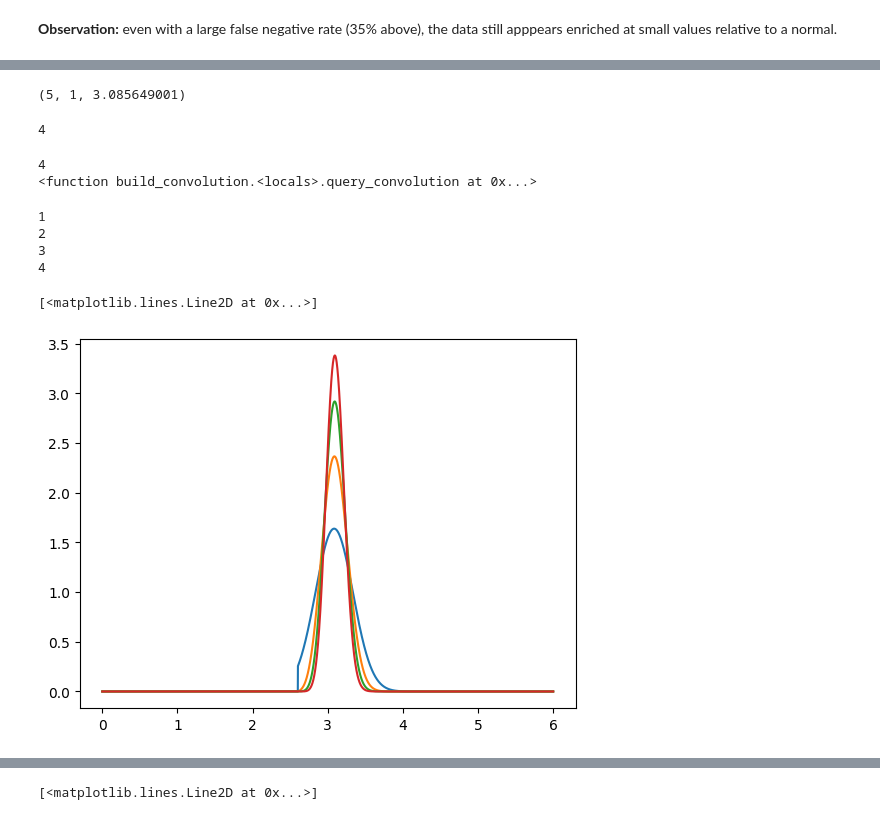
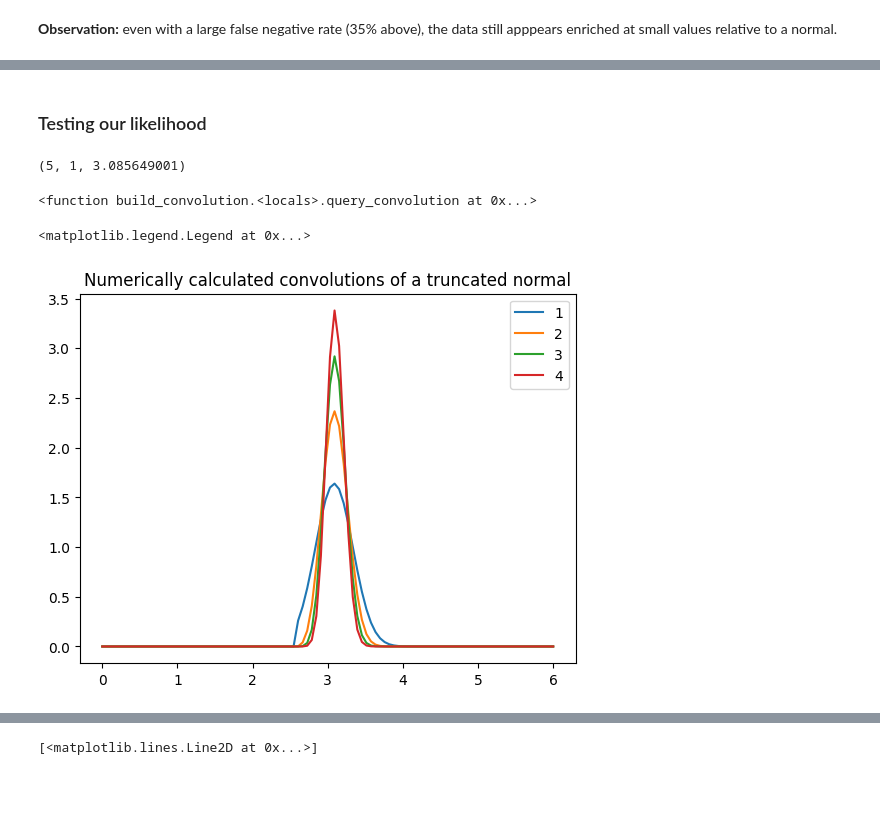
Before and after one commit to tanderson11/hiv-transmission-parameters, a Jupyter notebook: Blanquart/blanquart_analysis.ipynb, the cells around one changed output, grey strips where cells are left out. Drawn from its saved outputs; the diff is of its cells as text; code cells hidden in the pictures; blank space fills up the shorter version.

```diff
--- a/Blanquart/blanquart_analysis.ipynb
+++ b/Blanquart/blanquart_analysis.ipynb
@@ -287,7 +287,6 @@ class ThetaPop():
         self.pdf_o = norm(self.mu_o, self.sigma_o).pdf
 
 def build_convolution(spvl, sigma_noise, lld, n_detectable, delta=1e-4):
-    print(n_detectable)
     if n_detectable == 0:
         return lambda x: 1
     # why not just LLD? see scipy documentation notes about truncation being based on std
@@ -314,17 +313,14 @@ def build_convolution(spvl, sigma_noise, lld, n_detectable, delta=1e-4):
     def query_convolution(x):
         # converting from average to sum for the x=VL_true that we query:
         x = x*n_detectable
-
-        delta = (grid[1]-grid[0])
-        index_of_x = int(np.round(x / delta))
         # if we are above the top of the grid, we'll say the probability is 0
         # (the integrator may look up here, but the probability is truly infinitessimal)
         if x > grid[-1]:
             return 0
 
-        # the nearest value to x calculated in our big grid
+        # interpolate the value of x on the grid
         # * n_detectable due to the change of variables x => n*x
-        return c_pdf[index_of_x] * n_detectable
+        return np.interp(x, grid, c_pdf) * n_detectable
     return query_convolution
 
 # some day we can worry about vectorizing this, for now let's focus on step 1
@@ -347,4 +343,4 @@ def get_integrand(n_i, k_i, spvl_i, theta_obs, theta_pop):
 
 def logl_i(n_i, k_i, spvl_i, theta_obs, theta_pop):
     integrand, _ = get_integrand(n_i, k_i, spvl_i, theta_obs, theta_pop)
-    return np.log(scipy.integrate.quad(integrand, 0.0, np.inf, limit=50)[0])
+    return np.log(scipy.integrate.quad(integrand, 0.0, np.inf)[0])
@@ -351,3 +371,5 @@ def logl_i(n_i, k_i, spvl_i, theta_obs, theta_pop):
+# %% [markdown]
+### Testing our likelihood
 # %%
 theta_obs = ThetaObs(0.0206, 0.25)
 theta_pop = ThetaPop(0.07, np.log10(50), 0.1, 4.1, 0.9036287353551126)
@@ -356,37 +378,35 @@ row = df.iloc[0]
 row['n.vl'], row['n.vl'] - row['n.vl.ur'], row['spvl.ur']
 # %% [output]
 (5, 1, 3.085649001)
+# %%
+z = build_convolution(row['spvl.ur'], theta_obs.sigma_noise, LLD, 4)
+print(z)
+x = np.linspace(0.0, 6.0, 10000)
+# %% [output]
+<function build_convolution.<locals>.query_convolution at 0x...>
+# %%
+import matplotlib.pyplot as plt
+
+z1 = build_convolution(row['spvl.ur'], theta_obs.sigma_noise, LLD, 1)
+z2 = build_convolution(row['spvl.ur'], theta_obs.sigma_noise, LLD, 2)
+z3 = build_convolution(row['spvl.ur'], theta_obs.sigma_noise, LLD, 3)
+z4 = build_convolution(row['spvl.ur'], theta_obs.sigma_noise, LLD, 4)
+
+
+plt.plot(x, [z1(a) for a in x])
+plt.plot(x, [z2(a) for a in x])
+plt.plot(x, [z3(a) for a in x])
+plt.plot(x, [z4(a) for a in x])
+
+plt.title("Numerically calculated convolutions of a truncated normal")
+plt.legend([1,2,3,4])
+# %% [output]
+<matplotlib.legend.Legend at 0x...>
+[figure, added]
 # %%
 _, f = get_integrand(row['n.vl'], row['n.vl'] - row['n.vl.ur'], row['spvl.ur'], theta_obs, theta_pop)
 
 x = np.linspace(0, 6.0, 100)
 y = [f(x) for x in x]
-# %% [output]
-4
 # %%
 integrand, f_c, f_b, f_p = zip(*y)
-# %%
-z = build_convolution(row['spvl.ur'], theta_obs.sigma_noise, LLD, 4)
-print(z)
-x2 = np.linspace(0.0, 6.0, 10000)
-# %% [output]
-4
-<function build_convolution.<locals>.query_convolution at 0x...>
-# %%
-z1 = build_convolution(row['spvl.ur'], theta_obs.sigma_noise, LLD, 1)
-z2 = build_convolution(row['spvl.ur'], theta_obs.sigma_noise, LLD, 2)
-z3 = build_convolution(row['spvl.ur'], theta_obs.sigma_noise, LLD, 3)
-z4 = build_convolution(row['spvl.ur'], theta_obs.sigma_noise, LLD, 4)
-
-
-plt.plot(x2, [z1(a) for a in x2])
-plt.plot(x2, [z2(a) for a in x2])
-plt.plot(x2, [z3(a) for a in x2])
-plt.plot(x2, [z4(a) for a in x2])
-# %% [output]
-1
-2
-3
-4
-[<matplotlib.lines.Line2D at 0x...>]
-[figure, removed]
```
Also changed, not shown: parts of 8 cells of this notebook.
